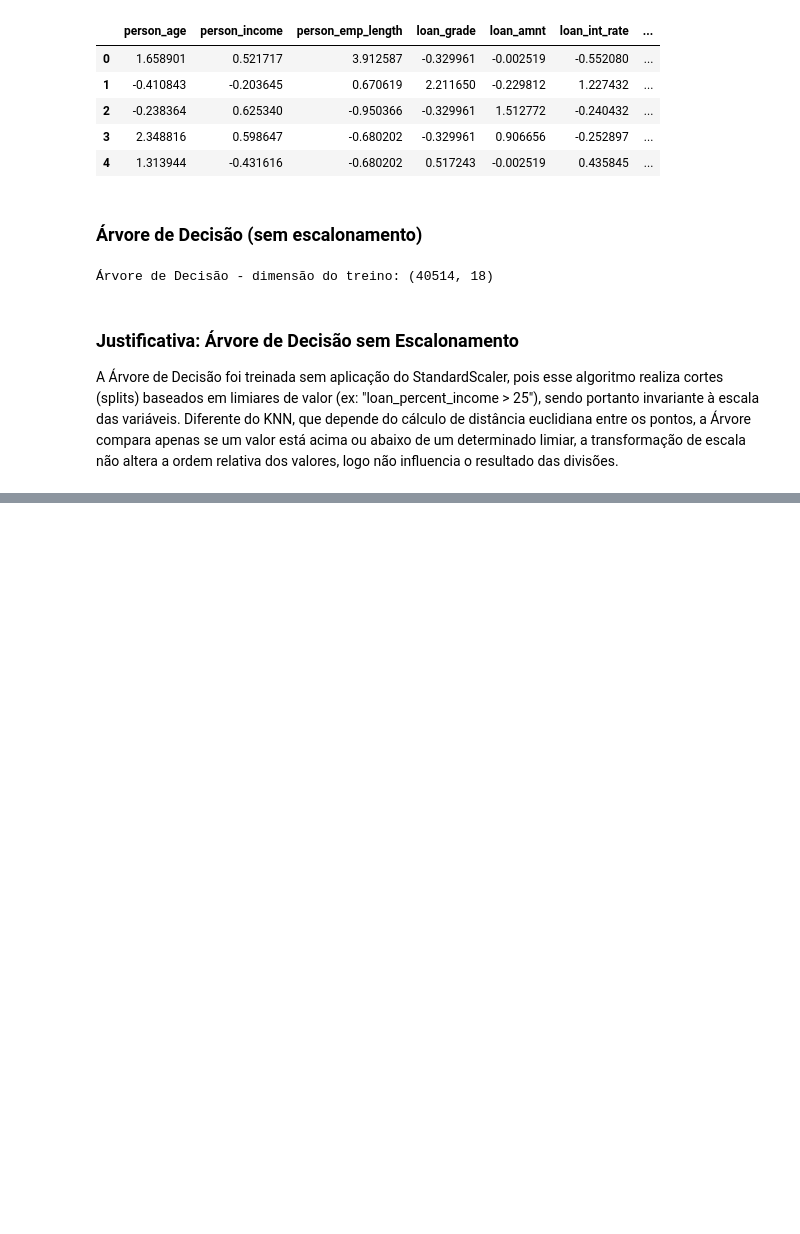
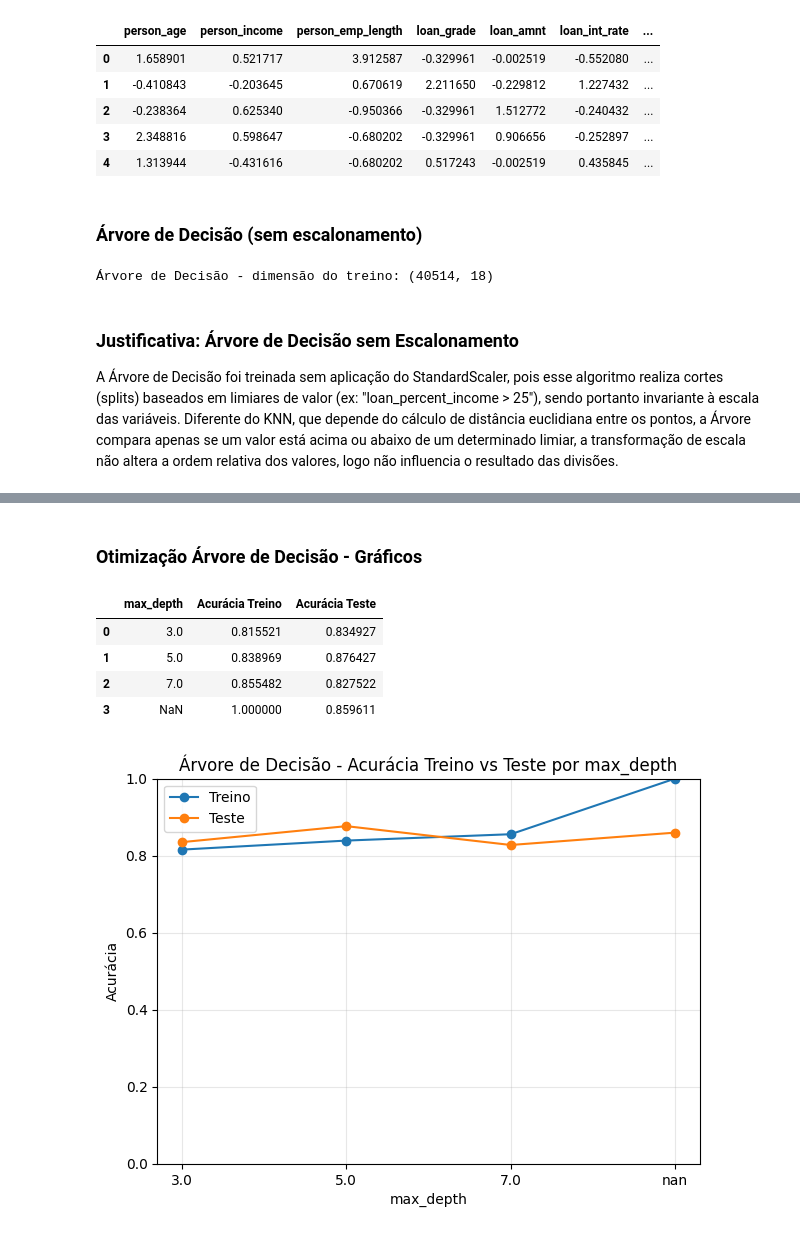
Before and after one commit to Rudolfhf/Projeto_Avaliativo_M-dulo_1, a Jupyter notebook: main.ipynb, the cells around one changed output, grey strips where cells are left out. Cells and saved outputs as stored; diff of their text form; code cells hidden in the pictures; blank space fills up the shorter version.

Commit message:
otimizacao de hiperparametros KNN e Arvore, diagnostico de overfitting

```diff
--- a/main.ipynb
+++ b/main.ipynb
@@ -447,0 +489,37 @@ A Árvore de Decisão foi treinada sem aplicação do StandardScaler, pois esse
+# %% [markdown]
+### Otimização Árvore de Decisão - Gráficos
+# %%
+from sklearn.tree import DecisionTreeClassifier
+
+profundidades = [3, 5, 7, None]
+resultados_arvore = []
+
+for profundidade in profundidades:
+    modelo = DecisionTreeClassifier(max_depth=profundidade, random_state=42)
+    modelo.fit(X_train_arvore, y_train_balanced)
+
+    acuracia_treino = accuracy_score(y_train_balanced, modelo.predict(X_train_arvore))
+    acuracia_teste = accuracy_score(y_test, modelo.predict(X_test_arvore))
+
+    resultados_arvore.append({'max_depth': profundidade, 'Acurácia Treino': acuracia_treino, 'Acurácia Teste': acuracia_teste})
+
+df_resultados_arvore = pd.DataFrame(resultados_arvore)
+display(df_resultados_arvore)
+
+plt.figure(figsize=(7, 5))
+plt.plot(df_resultados_arvore['max_depth'].astype(str), df_resultados_arvore['Acurácia Treino'], marker='o', label='Treino')
+plt.plot(df_resultados_arvore['max_depth'].astype(str), df_resultados_arvore['Acurácia Teste'], marker='o', label='Teste')
+plt.title('Árvore de Decisão - Acurácia Treino vs Teste por max_depth')
+plt.xlabel('max_depth')
+plt.ylabel('Acurácia')
+plt.ylim(0, 1)
+plt.legend()
+plt.grid(alpha=0.3)
+plt.show()
+# %% [output]
+|  | max_depth | Acurácia Treino | Acurácia Teste |
+| 0 | 3.0 | 0.815521 | 0.834927 |
+| 1 | 5.0 | 0.838969 | 0.876427 |
+| 2 | 7.0 | 0.855482 | 0.827522 |
+| 3 | NaN | 1.000000 | 0.859611 |
+[figure, added]
```
Also changed, not shown: parts of 4 cells of this notebook.
